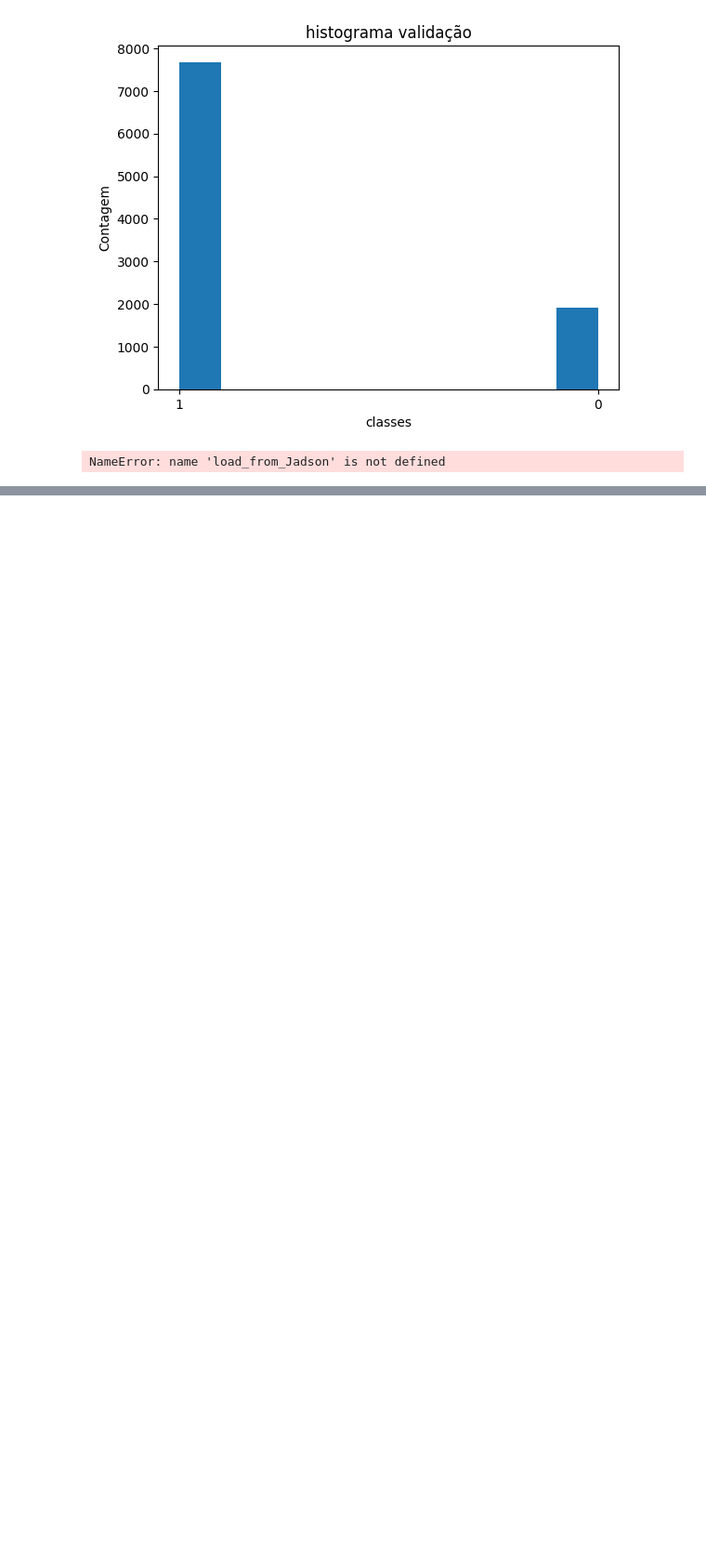
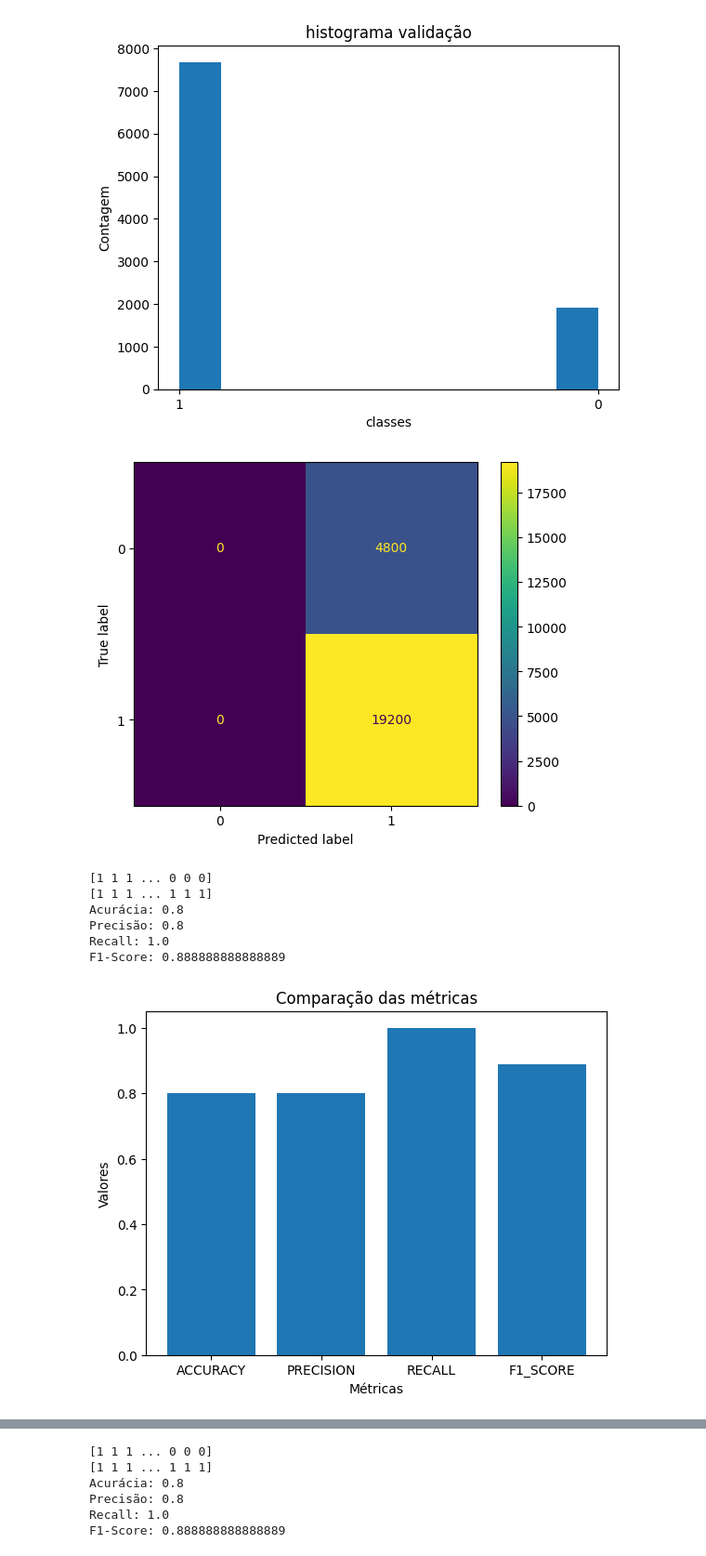
Before and after one commit to eriksonfm/LESSF_ReID, a Jupyter notebook: metricas.ipynb, the cells around one changed output, grey strips where cells are left out. Shown at 93% size. Cells and saved outputs as stored; diff of their text form; code cells hidden in the pictures; blank space fills up the shorter version.

Commit message:
Ajuste nas metricas iniciais

```diff
--- a/metricas.ipynb
+++ b/metricas.ipynb
@@ -45,9 +51,6 @@ plt.show()
 # %%
 
 base_name_dir = "/hadatasets/Synthetic-Realities/20-spoofing-mpad/2020-plosone-recod-mpad"
-GT = load_from_Jadson("csvs/test_motog5.csv", base_name_dir)
-GT = np.array([ int(item[1]) for item in GT])
-
 
 def calc_predito(clusters, features, labels_ground_truth):
 
@@ -55,9 +58,9 @@ def calc_predito(clusters, features, labels_ground_truth):
     kmeans.fit(features)
     labels_kmt = kmeans.labels_
 
-    predito = np.zeros(len(labels_ground_truth))
+    predito = np.zeros(len(labels_ground_truth), dtype=int)
     for k in range(clusters):
-        contagem = np.zeros(clusters)
+        contagem = np.zeros(clusters, dtype=int)
         # para cada i em labels_kmt
         for indice, (el1,el2) in enumerate(zip(labels_kmt, labels_ground_truth)):
             if el1 == k:
@@ -76,7 +79,10 @@ def medidas(GT, predito):
     confusion = confusion_matrix(GT, predito)
 
 
-    print(confusion)
+    disp = ConfusionMatrixDisplay(confusion)
+    disp.plot()
+    plt.show()
+
 
     from sklearn.metrics import accuracy_score, precision_score, recall_score, f1_score
     # calculando as métricas iniciais
@@ -112,40 +118,52 @@ def desenha_metricas(GT, features, labels_ground_truth):
     #rotulos, metricas = medidas(GT=GT,predito=predito)
 
     predito = calc_predito(clusters=2,features=features,labels_ground_truth=labels_ground_truth)
-    rotulos, metricas = medidas(GT=GT,predito=predito)
+    metricas, rotulos = medidas(GT=GT,predito=predito)
 
     print(GT)
-    print(int(predito))
+    print(predito)
 
     accuracy  = metricas[0]
     precision = metricas[1]
     recall    = metricas[2]
     f1_score  = metricas[3]
     #APCER     = metricas[4]
     #BPCER     = metricas[5]
 
 
     print(f'Acurácia: {accuracy}')
     print(f'Precisão: {precision}')
     print(f'Recall: {recall}')
     print(f'F1-Score: {f1_score}')
     # print(f'APCER: {APCER}')
     # print(f'BPCER: {BPCER}')
 
     # Criar o gráfico de barras
     plt.bar(rotulos, metricas)
 
     # Adicionar rótulos e título
     plt.xlabel("Métricas")
     plt.ylabel("Valores")
     plt.title("Comparação das métricas")
 
     # Exibir o gráfico
     plt.show()
 
     return
 
+GT = load_from_Jadson("csvs/test_motog5.csv", base_name_dir)
+GT = np.array([ int(item[1]) for item in GT])
 desenha_metricas(GT=GT, features=features_teste, labels_ground_truth=labels_teste)
+
+GT = load_from_Jadson("csvs/val_motog5.csv", base_name_dir)
+GT = np.array([ int(item[1]) for item in GT])
 desenha_metricas(GT=GT, features=features_validation, labels_ground_truth=labels_validation)
 # %% [output]
+[figure, added]
-NameError: name 'load_from_Jadson' is not defined
+[1 1 1 ... 0 0 0]
+[1 1 1 ... 1 1 1]
+Acurácia: 0.8
+Precisão: 0.8
+Recall: 1.0
+F1-Score: 0.888888888888889
+[figure, added]
@@ -151,0 +171,6 @@ NameError: name 'load_from_Jadson' is not defined
+[1 1 1 ... 0 0 0]
+[1 1 1 ... 1 1 1]
+Acurácia: 0.8
+Precisão: 0.8
+Recall: 1.0
+F1-Score: 0.888888888888889
```
Also changed, not shown: parts of 2 cells of this notebook.
